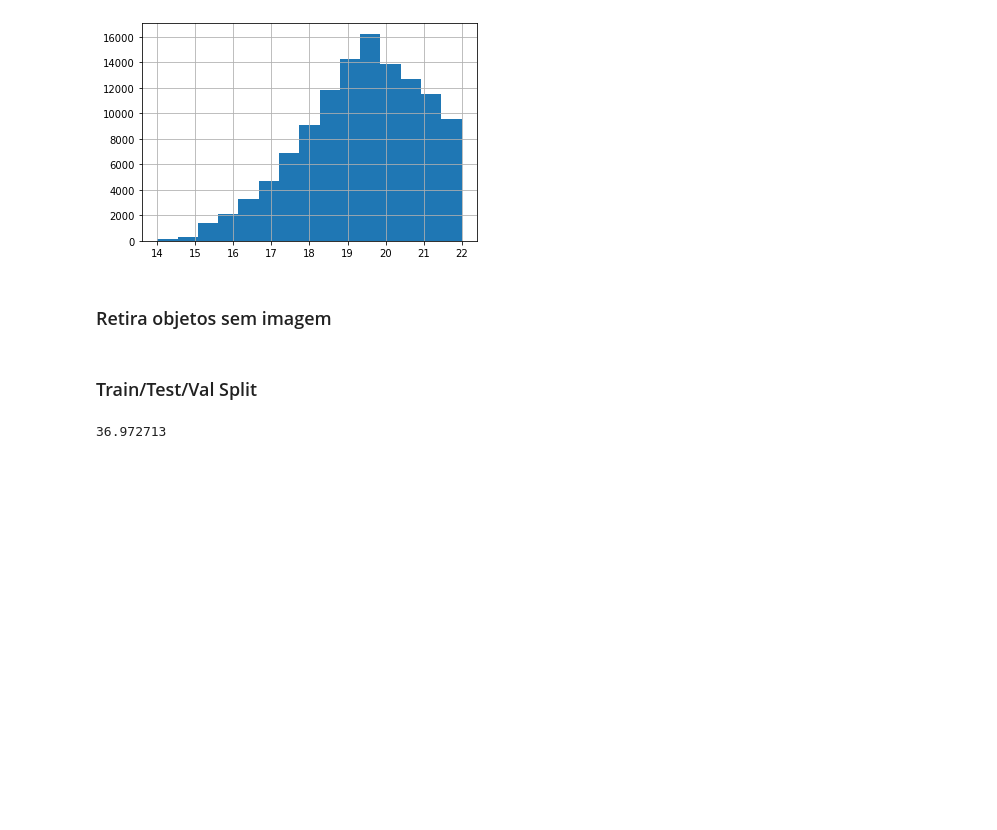
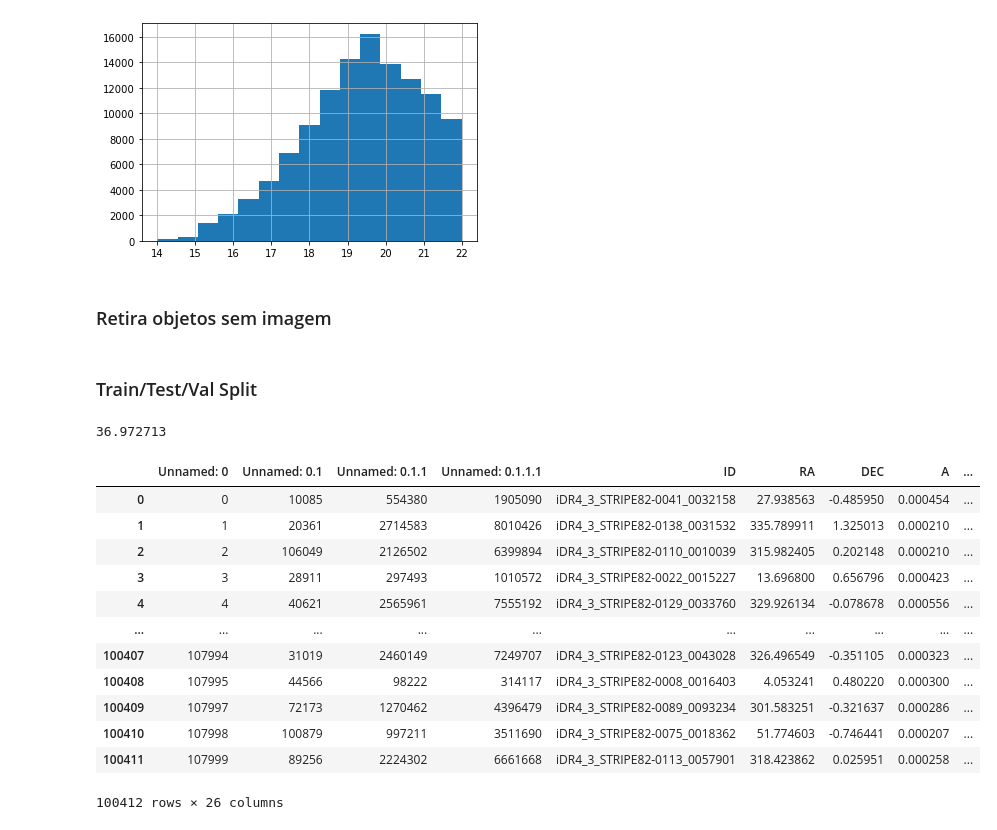
Before and after one commit to gabjp/LTS2.0-data, a Jupyter notebook: data/unl/clear_data.ipynb, the cells around one changed output. Drawn from its saved outputs; the diff is of its cells as text; code cells hidden in the pictures; blank space fills up the shorter version.

```diff
--- a/data/unl/clear_data.ipynb
+++ b/data/unl/clear_data.ipynb
@@ -151,0 +162,17 @@ final_s[ ['u_iso', 'J0378_iso', 'J0395_iso', 'J0410_iso', 'J0430_iso', 'g_iso',
+# %%
+smn = pd.read_csv("unl_small_noise.csv")
+smn[smn.split =="train"]
+# %% [output]
+|  | Unnamed: 0 | Unnamed: 0.1 | Unnamed: 0.1.1 | Unnamed: 0.1.1.1 | ID | RA | DEC | A | ... |
+| 0 | 0 | 10085 | 554380 | 1905090 | iDR4_3_STRIPE82-0041_0032158 | 27.938563 | -0.485950 | 0.000454 | ... |
+| 1 | 1 | 20361 | 2714583 | 8010426 | iDR4_3_STRIPE82-0138_0031532 | 335.789911 | 1.325013 | 0.000210 | ... |
+| 2 | 2 | 106049 | 2126502 | 6399894 | iDR4_3_STRIPE82-0110_0010039 | 315.982405 | 0.202148 | 0.000210 | ... |
+| 3 | 3 | 28911 | 297493 | 1010572 | iDR4_3_STRIPE82-0022_0015227 | 13.696800 | 0.656796 | 0.000423 | ... |
+| 4 | 4 | 40621 | 2565961 | 7555192 | iDR4_3_STRIPE82-0129_0033760 | 329.926134 | -0.078678 | 0.000556 | ... |
+| ... | ... | ... | ... | ... | ... | ... | ... | ... | ... |
+| 100407 | 107994 | 31019 | 2460149 | 7249707 | iDR4_3_STRIPE82-0123_0043028 | 326.496549 | -0.351105 | 0.000323 | ... |
+| 100408 | 107995 | 44566 | 98222 | 314117 | iDR4_3_STRIPE82-0008_0016403 | 4.053241 | 0.480220 | 0.000300 | ... |
+| 100409 | 107997 | 72173 | 1270462 | 4396479 | iDR4_3_STRIPE82-0089_0093234 | 301.583251 | -0.321637 | 0.000286 | ... |
+| 100410 | 107998 | 100879 | 997211 | 3511690 | iDR4_3_STRIPE82-0075_0018362 | 51.774603 | -0.746441 | 0.000207 | ... |
+| 100411 | 107999 | 89256 | 2224302 | 6661668 | iDR4_3_STRIPE82-0113_0057901 | 318.423862 | 0.025951 | 0.000258 | ... |
+100412 rows × 26 columns
```
Also changed, not shown: parts of 1 cell of this notebook, 2 other files.
